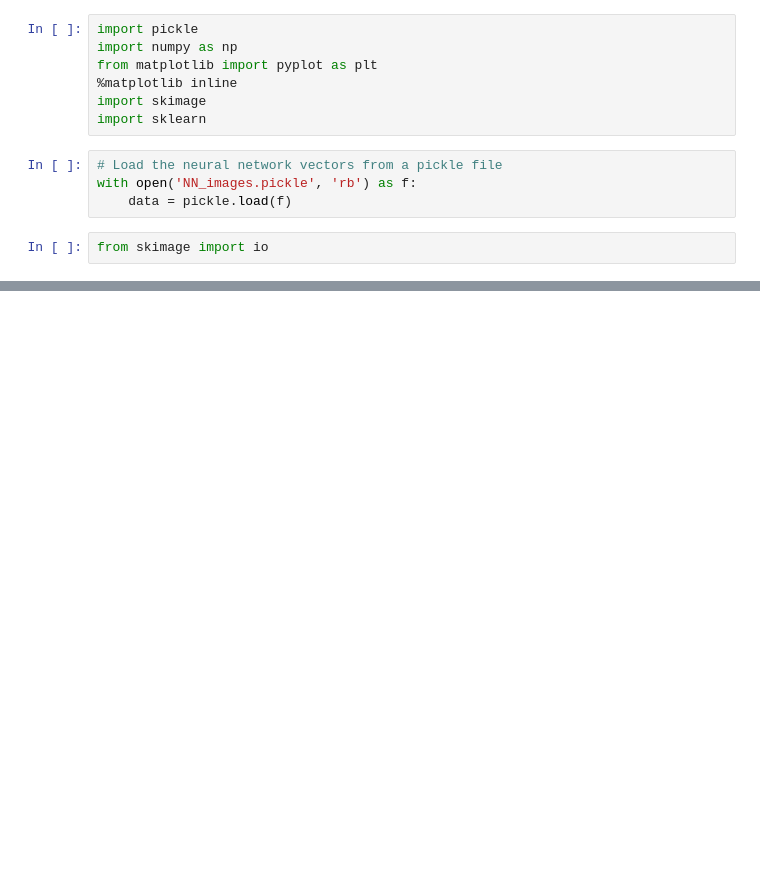
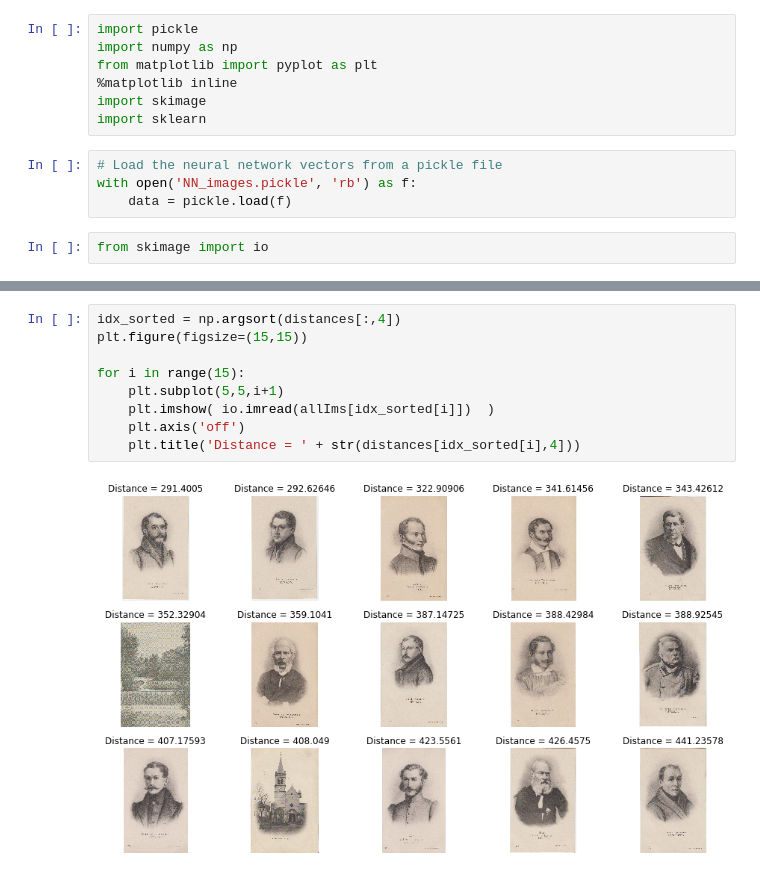
Before and after one commit to leoimpett/esu2018, a Jupyter notebook: 5. Clustering NN/cluster NN.ipynb, the cells around one changed output, grey strips where cells are left out. Saved outputs shown, nothing was run; the diff lists cells and outputs as text; blank space fills up the shorter version.

```diff
--- a/5. Clustering NN/cluster NN.ipynb
+++ b/5. Clustering NN/cluster NN.ipynb
@@ -18,0 +64,11 @@ plt.imshow(io.imread(data['image_paths'][2] ))
+# %%
+idx_sorted = np.argsort(distances[:,4])
+plt.figure(figsize=(15,15))
+
+for i in range(15):
+    plt.subplot(5,5,i+1)
+    plt.imshow( io.imread(allIms[idx_sorted[i]])  )
+    plt.axis('off')
+    plt.title('Distance = ' + str(distances[idx_sorted[i],4]))
+# %% [output]
+[figure, added]
```
Also changed, not shown: parts of 12 cells of this notebook.
